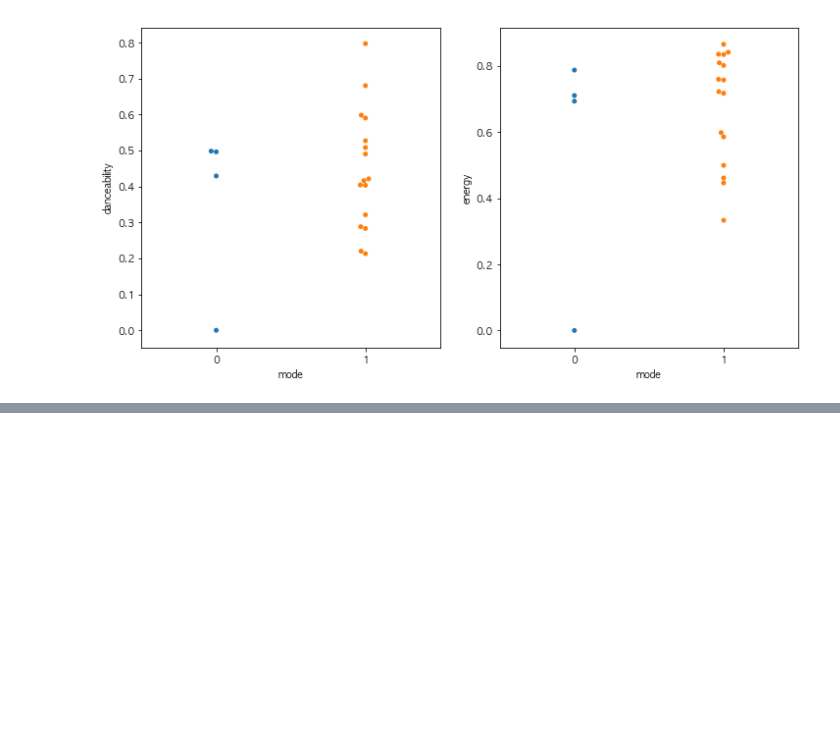
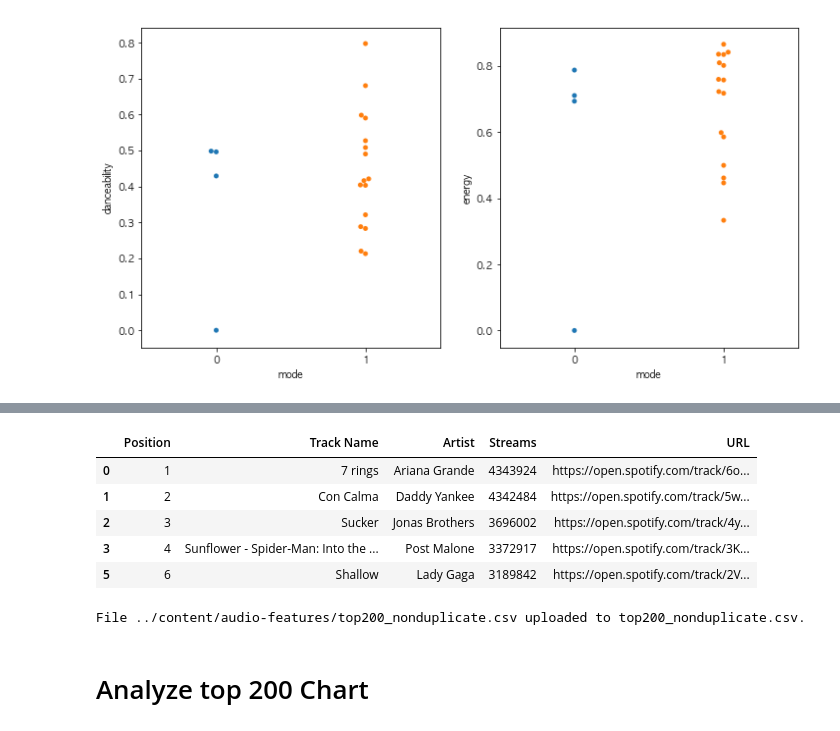
Before and after one commit to kentaojapi/dataanalytics-spotify-artist-data, a Jupyter notebook: SpotifyAnalytics.ipynb, the cells around one changed output, grey strips where cells are left out. Cells and saved outputs as stored; diff of their text form; code cells hidden in the pictures; blank space fills up the shorter version.

```diff
--- a/SpotifyAnalytics.ipynb
+++ b/SpotifyAnalytics.ipynb
@@ -122,0 +238,32 @@ sns.swarmplot(y='energy', x='mode', data=df_gaudies, ax=ax[1])
+# %%
+df_nonduplicate = df.drop_duplicates(subset='Artist')
+df_nonduplicate.to_csv('../content/audio-features/top200_nonduplicate.csv')
+df_nonduplicate.head()
+# %% [output]
+|  | Position | Track Name | Artist | Streams | URL |
+| 0 | 1 | 7 rings | Ariana Grande | 4343924 | https://open.spotify.com/track/6o... |
+| 1 | 2 | Con Calma | Daddy Yankee | 4342484 | https://open.spotify.com/track/5w... |
+| 2 | 3 | Sucker | Jonas Brothers | 3696002 | https://open.spotify.com/track/4y... |
+| 3 | 4 | Sunflower - Spider-Man: Into the ... | Post Malone | 3372917 | https://open.spotify.com/track/3K... |
+| 5 | 6 | Shallow | Lady Gaga | 3189842 | https://open.spotify.com/track/2V... |
+# %%
+from google.cloud import storage
+
+
+def upload_blob(bucket_name, source_file_name, destination_blob_name):
+    """Uploads a file to the bucket."""
+    storage_client = storage.Client('atomic-lens-188216')
+    bucket = storage_client.get_bucket(bucket_name)
+    blob = bucket.blob(destination_blob_name)
+    blob.upload_from_filename(source_file_name)
+
+    print('File {} uploaded to {}.'.format(
+        source_file_name,
+        destination_blob_name))
+
+bucket_name = "spotify-analysis"
+source_file_name = '../content/audio-features/top200_nonduplicate.csv'
+destination_file_name =  'top200_nonduplicate.csv'
+upload_blob(bucket_name, source_file_name, destination_file_name)
+# %% [output]
+File ../content/audio-features/top200_nonduplicate.csv uploaded to top200_nonduplicate.csv.
@@ -122,0 +274,2 @@ sns.swarmplot(y='energy', x='mode', data=df_gaudies, ax=ax[1])
+# %% [markdown]
+# Analyze top 200 Chart
```
Also changed, not shown: parts of 30 cells of this notebook.
